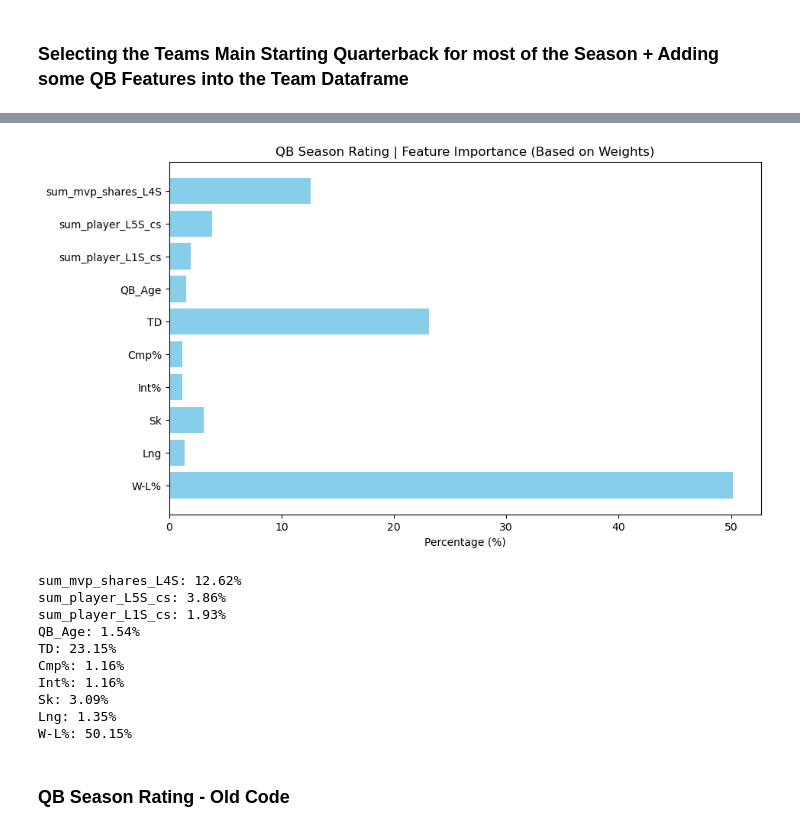
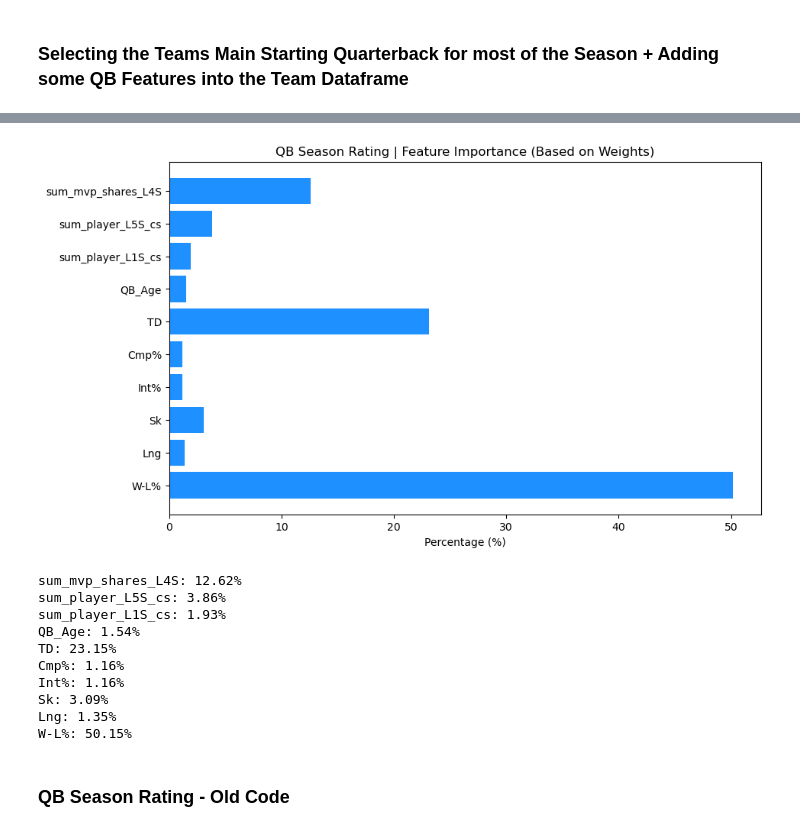
Before and after one commit to allenjake440/NFL_Champion, a Jupyter notebook: nfl_web_scrape/nfl_champ_data.ipynb, the cells around one changed output, grey strips where cells are left out. Drawn from its saved outputs; the diff is of its cells as text; code cells hidden in the pictures.

```diff
--- a/nfl_web_scrape/nfl_champ_data.ipynb
+++ b/nfl_web_scrape/nfl_champ_data.ipynb
@@ -1376,29 +1376,29 @@ filtered_df
 # %%
 
 # Define the features and their associated weights
 features = ['sum_mvp_shares_L4S', 'sum_player_L5S_cs', 'sum_player_L1S_cs', 'QB_Age', 'TD', 'Cmp%', 'Int%', 'Sk', 'Lng', 'W-L%']
 weights = [1.635, 0.5, 0.25, 0.2, 3, 0.15, -0.15, -0.4, 0.175, 6.5]
 
 # Make all weights absolute for visualization
 abs_weights = np.abs(weights)
 
 # Calculate percentage for each weight
 total_weight = np.sum(abs_weights)
 percent_weights = (abs_weights / total_weight) * 100
 
 # Create a bar chart
 plt.figure(figsize=(10, 6))
-plt.barh(features, percent_weights, color='skyblue')
+plt.barh(features, percent_weights, color='dodgerblue')
 plt.xlabel('Percentage (%)')
 plt.title('QB Season Rating | Feature Importance (Based on Weights)')
 plt.gca().invert_yaxis()  # Invert y-axis for better readability
 plt.show()
 
 # Display the percentage weights for each feature
 for feature, percent in zip(features, percent_weights):
     print(f'{feature}: {percent:.2f}%')
 # %% [output]
-[figure, old version]
+[figure, new version]
 sum_mvp_shares_L4S: 12.62%
 sum_player_L5S_cs: 3.86%
 sum_player_L1S_cs: 1.93%
```
Also changed, not shown: parts of 7 cells of this notebook.
